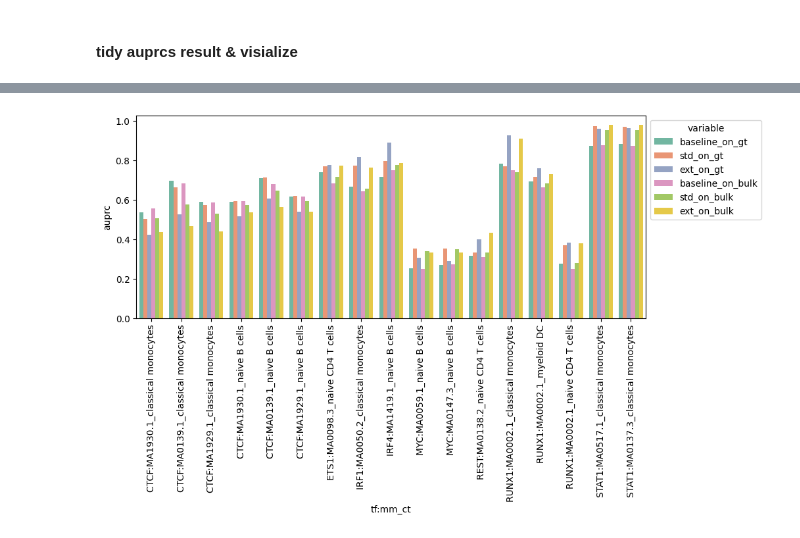
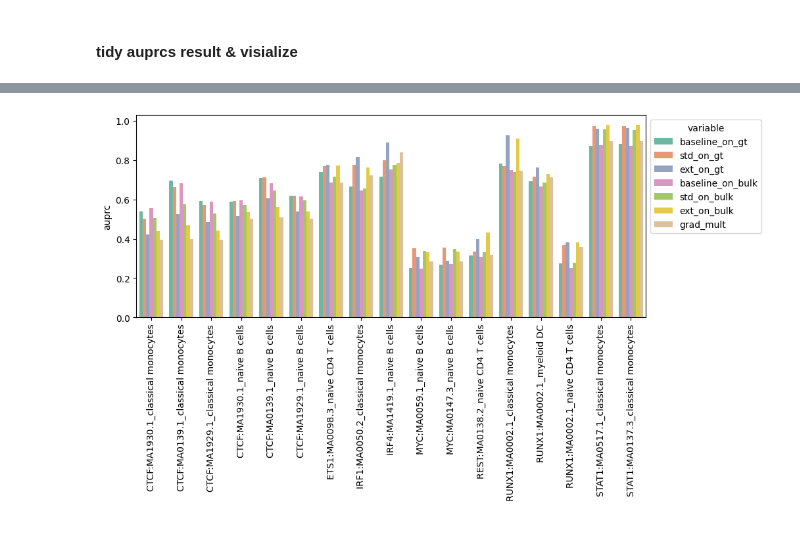
Before and after one commit to Cai-fx/seqMAE, a Jupyter notebook: tutorials/pbmc_10k/trials/TFs_scb_pretrain_intercept_scaled/benchmark.ipynb, the cells around one changed output, grey strips where cells are left out. Saved outputs shown, nothing was run; the diff lists cells and outputs as text; code cells hidden in the pictures.

```diff
--- a/tutorials/pbmc_10k/trials/TFs_scb_pretrain_intercept_scaled/benchmark.ipynb
+++ b/tutorials/pbmc_10k/trials/TFs_scb_pretrain_intercept_scaled/benchmark.ipynb
@@ -165,7 +165,22 @@ auprc_ext_on_bulk.index = ['ext_on_bulk']
+# %%
+## match gradTF columns to gradSeq
+gradTF_expand = pd.DataFrame(
+    {tf_mm_ct : gradTF[f"{tf_mm_ct.split('_')[0].split(':')[0]}_{tf_mm_ct.split('_')[1]}"]
+     for tf_mm_ct in gradSeq.columns}
+    )
+
+bm_refless = scbm.utils.tf_act_cross_peaks(gt=df_gt,
+                                            metrics=[gradTF_expand*gradSeq],
+                                            jaspar_motifs=jaspar_motifs,
+                                            chip_bulk=None)
+bm_refless.logReg_all(downsample_frac=1., trainOn="gt")
+auprc_refless = bm_refless.auprcs_to_csv()
+auprc_refless.index = ['grad_mult']
 # %% [markdown]
 #### tidy auprcs result & visialize
 # %%
 res = pd.concat([auprc_baseline_on_gt, auprc_std_on_gt, auprc_ext_on_gt,
-                 auprc_baseline_on_bulk, auprc_std_on_bulk, auprc_ext_on_bulk]).T
+                 auprc_baseline_on_bulk, auprc_std_on_bulk, auprc_ext_on_bulk,
+                 auprc_refless]).T
 res[:5]
 # %% [output]
@@ -178,14 +193,15 @@ res[:5]
 # %%
 res['tf:mm_ct'] = res.index
 res_plot = res.melt(
             value_vars=[c for c in res.columns if c != "tf:mm_ct"],
             id_vars=['tf:mm_ct'])
 fig, ax = plt.subplots(figsize=(10, 4))
 sns.barplot(data=res_plot, x = "tf:mm_ct", y="value", hue='variable', palette="Set2", ax=ax)
+ax.set_xlabel("")
 ax.set_ylabel("auprc")
 ax.tick_params(axis='x', rotation=90)
 sns.move_legend(ax, "upper left", bbox_to_anchor=(1, 1))
 # %% [output]
-[figure, old version]
+[figure, new version]
 # %%
 fig.savefig("./figs/auprcs.svg", dpi=300, bbox_inches='tight')
```
Also changed, not shown: parts of 28 cells of this notebook, 2 other files.
